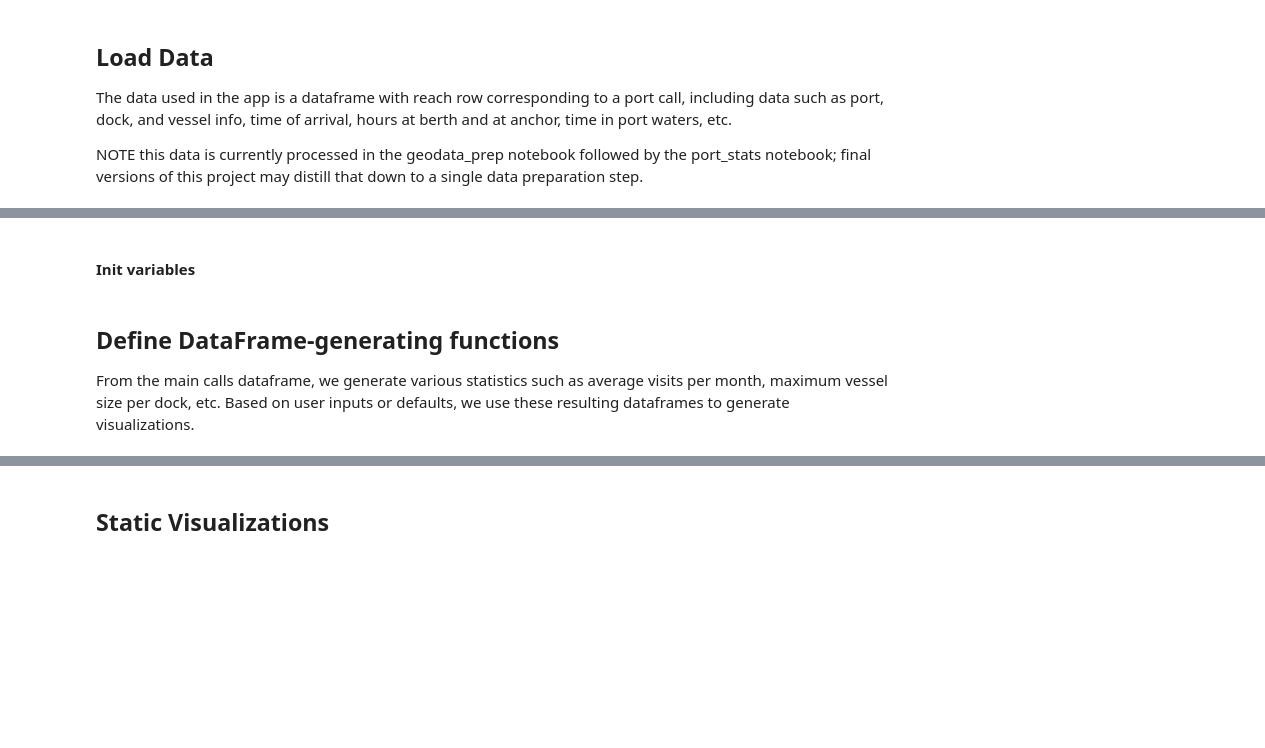
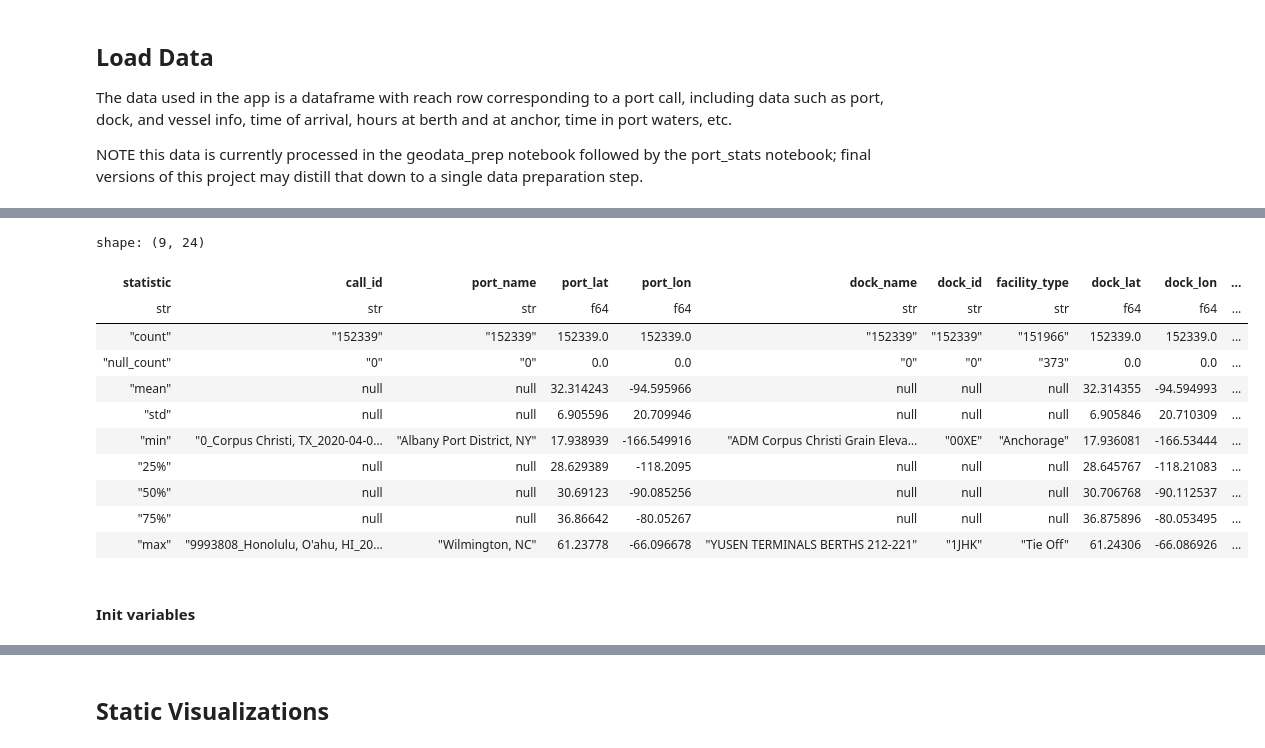
Before and after one commit to epistemetrica/Port-Performance-Project, a Jupyter notebook: dashboard/app_v0.2.ipynb, the cells around one changed output, grey strips where cells are left out. Cells and saved outputs as stored; diff of their text form; code cells hidden in the pictures; blank space fills up the shorter version.

Commit message:
update dashboard and geodata_prep notebooks, add ports.csv and dashboard draft

```diff
--- a/dashboard/app_v0.2.ipynb
+++ b/dashboard/app_v0.2.ipynb
@@ -56,10 +38,33 @@ shape: (9, 21)
+# %%
+#create main dataframe
+calls_df = (
+    #read in data
+    pl.read_parquet('calls.parquet')
+    #get year month and date from arrival time
+    .with_columns(
+        pl.col('time_arrival').dt.year().alias('year'),
+        pl.col('time_arrival').dt.date().dt.month_start().alias('month'),
+        pl.col('time_arrival').dt.date().alias('date')
+    )
+)
+#inspect data
+calls_df.describe()
+# %% [output]
+shape: (9, 24)
+| statistic | call_id | port_name | port_lat | port_lon | dock_name | dock_id | facility_type | dock_lat | dock_lon | ... |
+| str | str | str | f64 | f64 | str | str | str | f64 | f64 | ... |
+| "count" | "152339" | "152339" | 152339.0 | 152339.0 | "152339" | "152339" | "151966" | 152339.0 | 152339.0 | ... |
+| "null_count" | "0" | "0" | 0.0 | 0.0 | "0" | "0" | "373" | 0.0 | 0.0 | ... |
+| "mean" | null | null | 32.314243 | -94.595966 | null | null | null | 32.314355 | -94.594993 | ... |
+| "std" | null | null | 6.905596 | 20.709946 | null | null | null | 6.905846 | 20.710309 | ... |
+| "min" | "0_Corpus Christi, TX_2020-04-0… | "Albany Port District, NY" | 17.938939 | -166.549916 | "ADM Corpus Christi Grain Eleva… | "00XE" | "Anchorage" | 17.936081 | -166.53444 | ... |
+| "25%" | null | null | 28.629389 | -118.2095 | null | null | null | 28.645767 | -118.21083 | ... |
+| "50%" | null | null | 30.69123 | -90.085256 | null | null | null | 30.706768 | -90.112537 | ... |
+| "75%" | null | null | 36.86642 | -80.05267 | null | null | null | 36.875896 | -80.053495 | ... |
+| "max" | "9993808_Honolulu, O'ahu, HI_20… | "Wilmington, NC" | 61.23778 | -66.096678 | "YUSEN TERMINALS BERTHS 212-221" | "1JHK" | "Tie Off" | 61.24306 | -66.086926 | ... |
 # %% [markdown]
 #### Init variables
 # %%
 #get date bounds
 earliest_date = calls_df['time_arrival'].min().date()
 latest_date = calls_df['time_arrival'].max().date()
-# %% [markdown]
-## Define DataFrame-generating functions
-
-From the main calls dataframe, we generate various statistics such as average visits per month, maximum vessel size per dock, etc. Based on user inputs or defaults, we use these resulting dataframes to generate visualizations.
```
Also changed, not shown: parts of 27 cells of this notebook, 6 other files.
